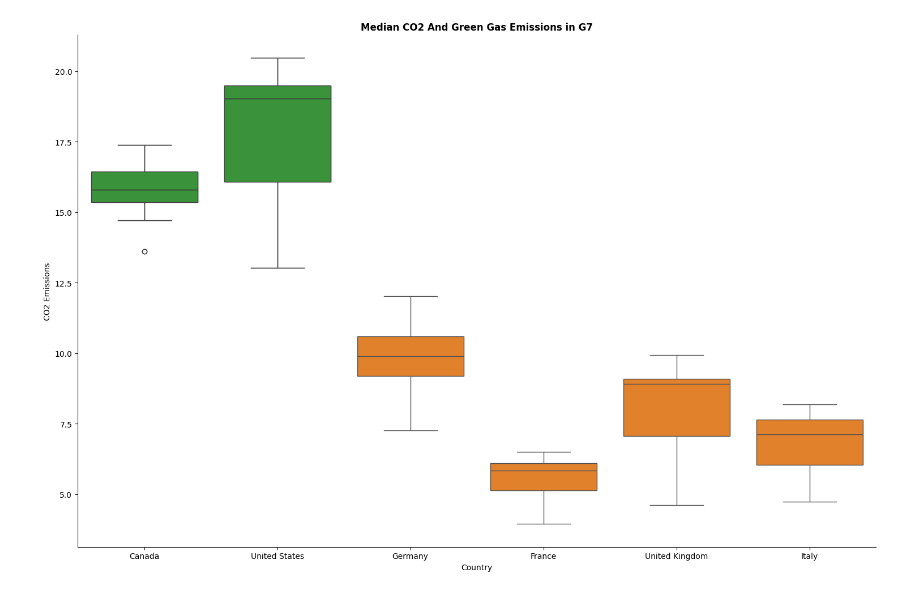
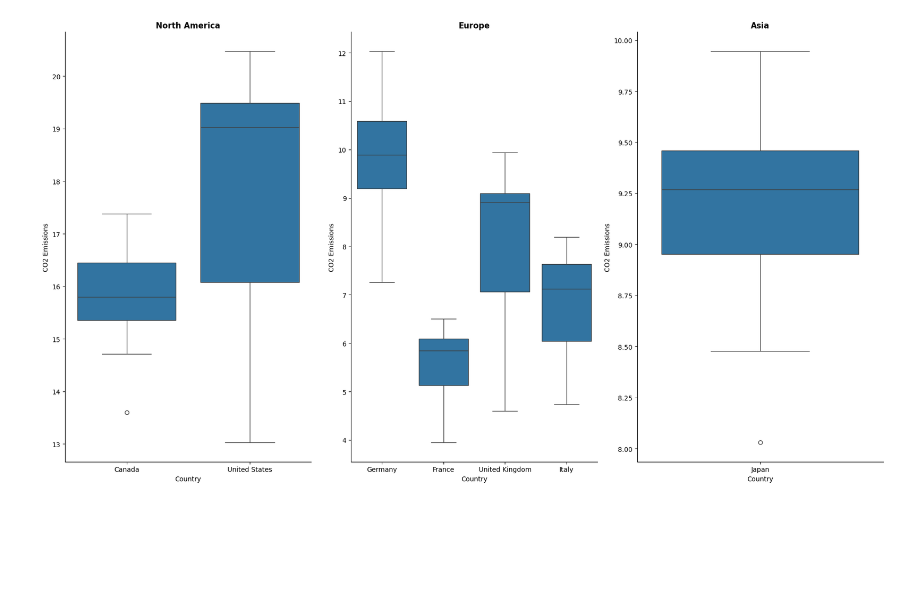
Before and after one commit to LazaroDamasceno/Data-Analyses-And-Plotting, a Jupyter notebook: world_bank/co2_greengas_emissions/g7/boxplot_median_co2_greengas_emissions_g7_per_decade copy.ipynb, the cells around one changed output. Saved outputs shown, nothing was run; the diff lists cells and outputs as text; code cells hidden in the pictures; blank space fills up the shorter version.

Commit message:
Updated the notebook boxplot_median_co2_greengas_emissions_g7_per_decade copy

```diff
--- a/world_bank/co2_greengas_emissions/g7/boxplot_median_co2_greengas_emissions_g7_per_decade copy.ipynb
+++ b/world_bank/co2_greengas_emissions/g7/boxplot_median_co2_greengas_emissions_g7_per_decade copy.ipynb
@@ -52,29 +52,36 @@ df_europe = df_tidy.query('Country in @europe').reset_index(drop=True)
 asia = ['Japan']
 df_asia = df_tidy.query('Country in @asia').reset_index(drop=True)
 # %%
-plt.subplots(figsize=(15, 10))
+fig, ax = plt.subplots(1, 3, figsize=(18, 10))
 
 sns.boxplot(
     data=df_north_america,
     x='Country',
-    y='CO2 Emissions'
+    y='CO2 Emissions',
+    ax=ax[0]
 )
+ax[0].set_title('North America', fontweight='bold')
 
 sns.boxplot(
     data=df_europe,
     x='Country',
-    y='CO2 Emissions'
+    y='CO2 Emissions',
+    ax=ax[1]
 )
+ax[1].set_title('Europe', fontweight='bold')
 
 sns.boxplot(
-    data=df_north_america,
+    data=df_asia,
     x='Country',
-    y='CO2 Emissions'
+    y='CO2 Emissions',
+    ax=ax[2]
 )
+ax[2].set_title('Asia', fontweight='bold')
+
 
 sns.despine()
-plt.title('Median CO2 And Green Gas Emissions in G7', fontweight='bold')
+#plt.title('Median CO2 And Green Gas Emissions in G7', fontweight='bold')
 plt.tight_layout()
 plt.show()
 # %% [output]
-[figure, old version]
+[figure, new version]
```
Also changed, not shown: 18 other files.
